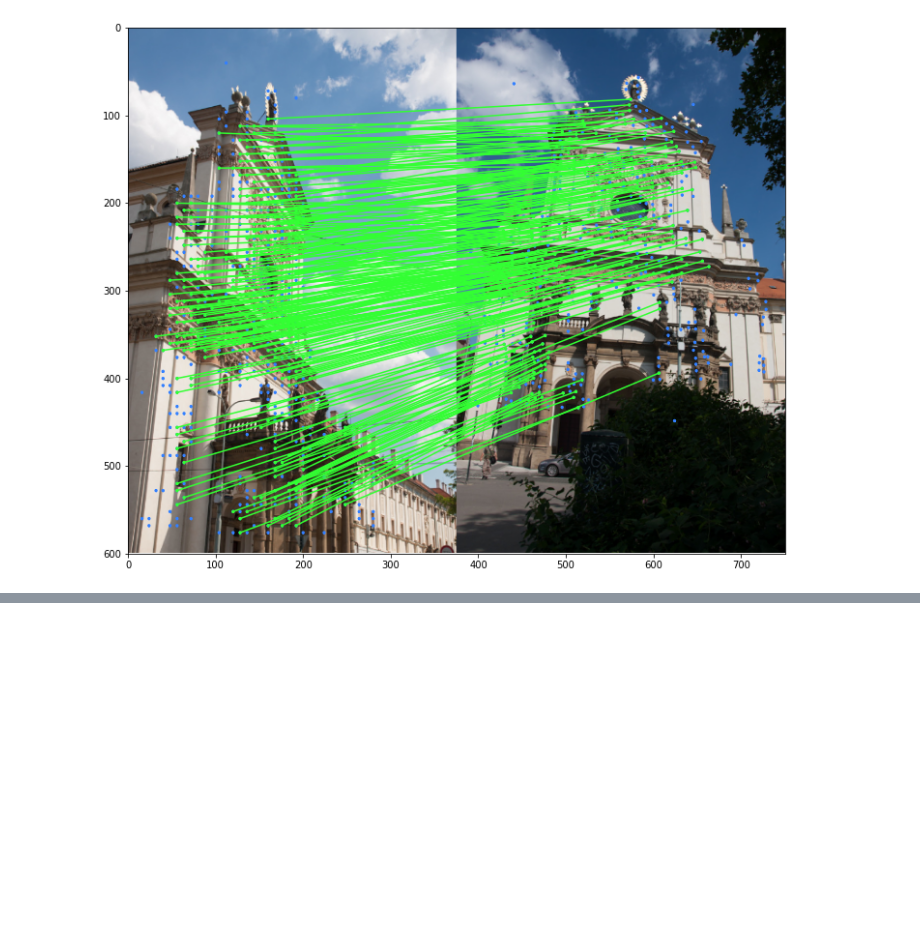
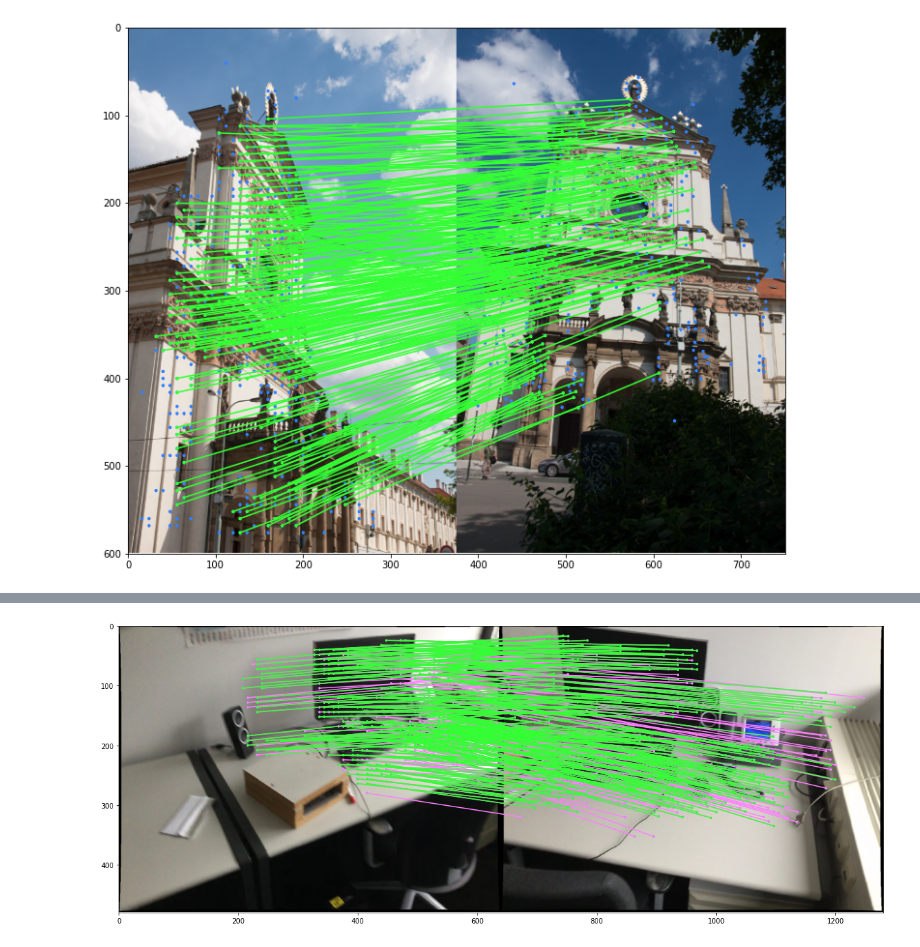
Before and after one commit to kornia/tutorials, a Jupyter notebook: source/image_matching.ipynb, the cells around one changed output, grey strips where cells are left out. Drawn from its saved outputs; the diff is of its cells as text; code cells hidden in the pictures; blank space fills up the shorter version.

Commit message:
Indoor LoFTR

```diff
--- a/source/image_matching.ipynb
+++ b/source/image_matching.ipynb
@@ -89,0 +99,40 @@ draw_LAF_matches(
+# %%
+
+fname1 = 'scene0711_00_frame-001680.jpg'
+fname2 = 'scene0711_00_frame-001995.jpg'
+
+
+img1 = K.geometry.resize(load_torch_image(fname1), (480, 640), antialias=True)
+img2 = K.geometry.resize(load_torch_image(fname2), (480, 640), antialias=True)
+
+
+matcher = KF.LoFTR(pretrained='indoor_new')
+
+input_dict = {"image0": K.color.rgb_to_grayscale(img1), # LofTR works on grayscale images only
+              "image1": K.color.rgb_to_grayscale(img2)}
+
+with torch.inference_mode():
+    correspondences = matcher(input_dict)
+
+mkpts0 = correspondences['keypoints0'].cpu().numpy()
+mkpts1 = correspondences['keypoints1'].cpu().numpy()
+Fm, inliers = cv2.findFundamentalMat(mkpts0, mkpts1, cv2.USAC_MAGSAC, 1.0, 0.999, 100000)
+inliers = inliers > 0
+
+draw_LAF_matches(
+    KF.laf_from_center_scale_ori(torch.from_numpy(mkpts0).view(1,-1, 2),
+                                torch.ones(mkpts0.shape[0]).view(1,-1, 1, 1),
+                                torch.ones(mkpts0.shape[0]).view(1,-1, 1)),
+
+    KF.laf_from_center_scale_ori(torch.from_numpy(mkpts1).view(1,-1, 2),
+                                torch.ones(mkpts1.shape[0]).view(1,-1, 1, 1),
+                                torch.ones(mkpts1.shape[0]).view(1,-1, 1)),
+    torch.arange(mkpts0.shape[0]).view(-1,1).repeat(1,2),
+    K.tensor_to_image(img1),
+    K.tensor_to_image(img2),
+    inliers,
+    draw_dict={'inlier_color': (0.2, 1, 0.2),
+               'tentative_color': (1.0, 0.5, 1),
+               'feature_color': (0.2, 0.5, 1), 'vertical': False})
+# %% [output]
+[figure, added]
```
Also changed, not shown: parts of 3 cells of this notebook.
